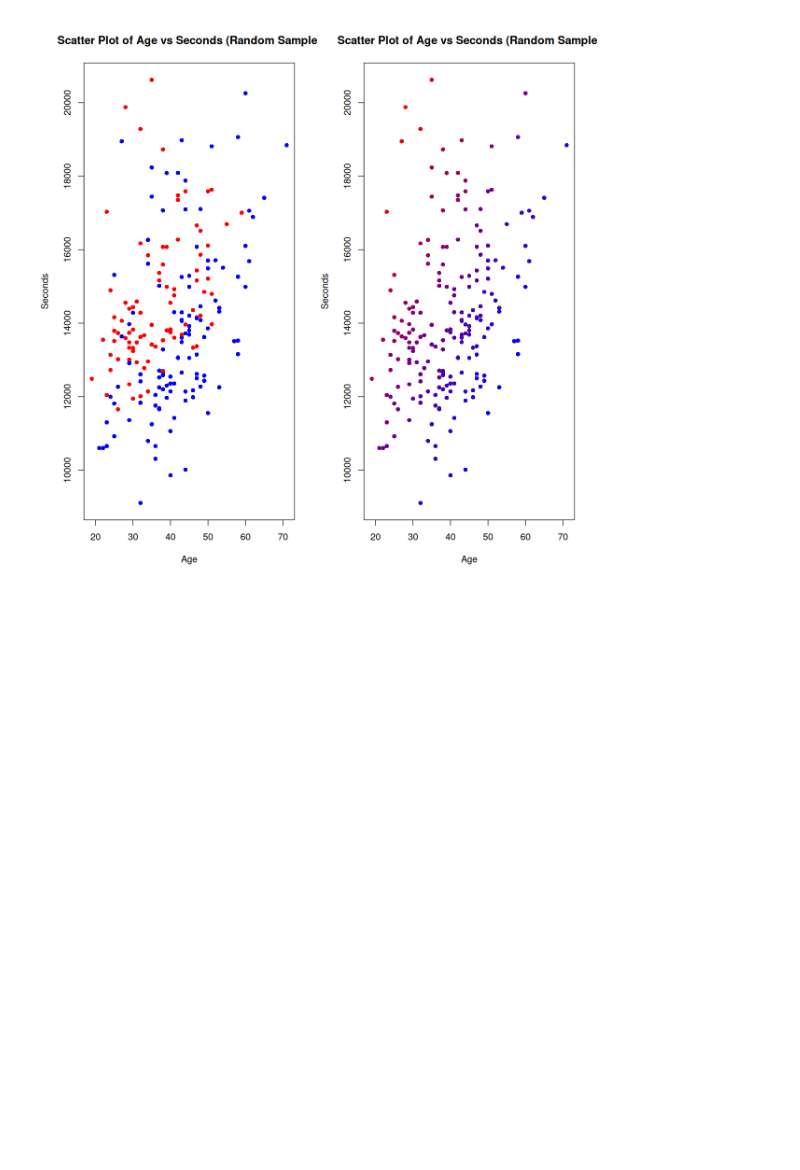
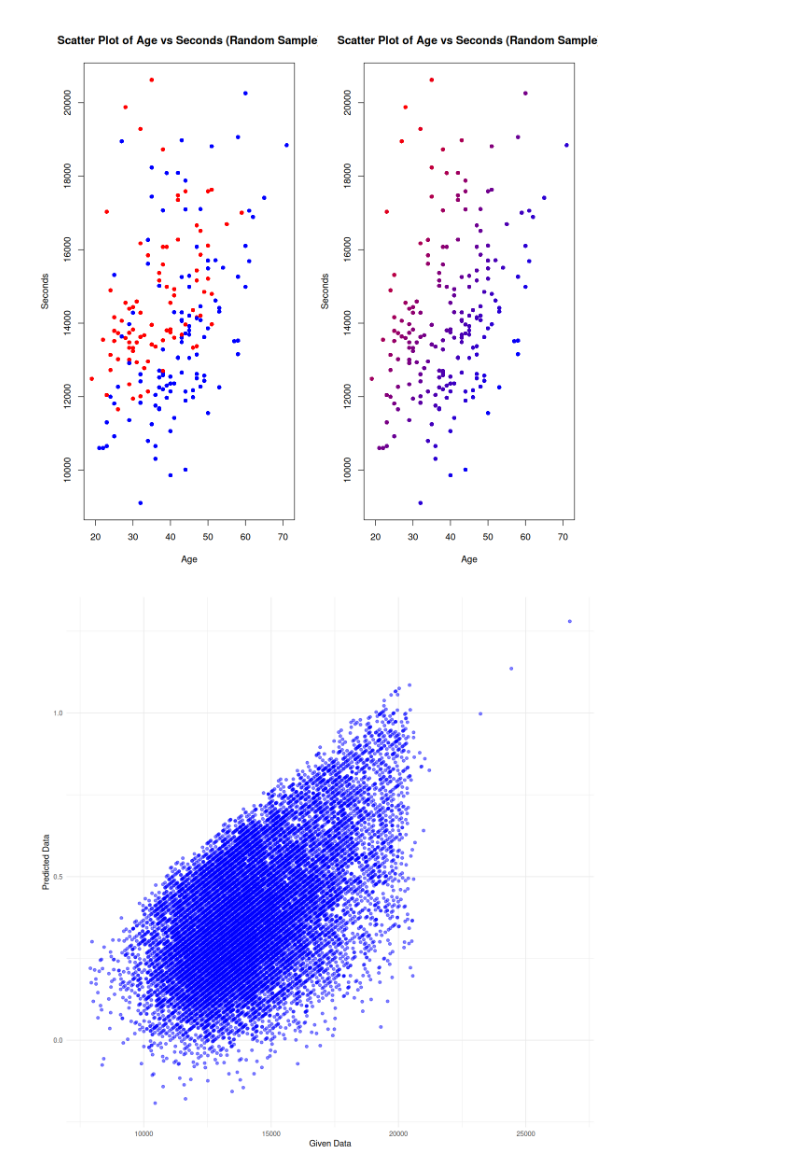
Before and after one commit to BritoAlv/MarathonStatistics, a Jupyter notebook: stats.ipynb, the cells around one changed output. Saved outputs shown, nothing was run; the diff lists cells and outputs as text; code cells hidden in the pictures; blank space fills up the shorter version.

```diff
--- a/stats.ipynb
+++ b/stats.ipynb
@@ -308,3 +373,17 @@ plot(
 )
 # %% [output]
 [figure]
+# %%
+# Load necessary libraries
+library(ggplot2) # Ensure ggplot2 is installed and loaded
+
+# Generate predicted values using the model
+predicted_values <- predict(model, newdata = maraton_data)
+# Plot the predicted values vs the given data
+ggplot(maraton_data, aes(x = seconds, y = predicted_values)) +
+  geom_point(color = "blue", alpha = 0.5) +
+  geom_abline(intercept = 0, slope = 1, color = "red") +
+  labs(x = "Given Data", y = "Predicted Data") +
+  theme_minimal()
+# %% [output]
+[figure, added]
```
Also changed, not shown: parts of 18 cells of this notebook, 1 other file.
